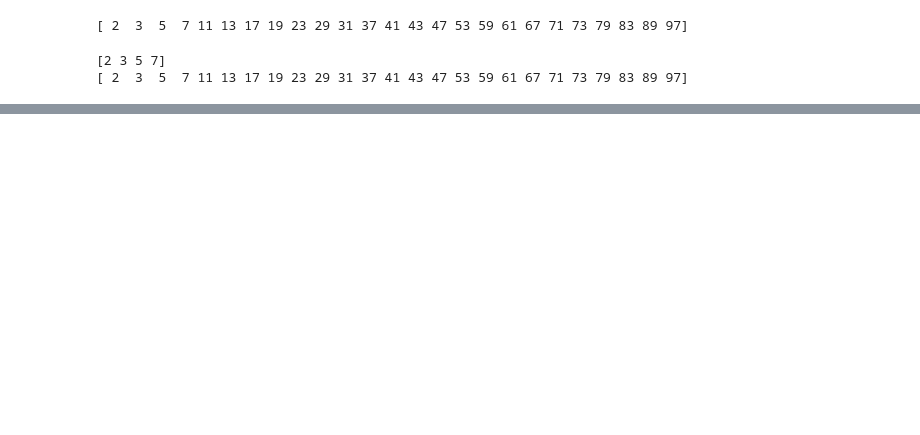
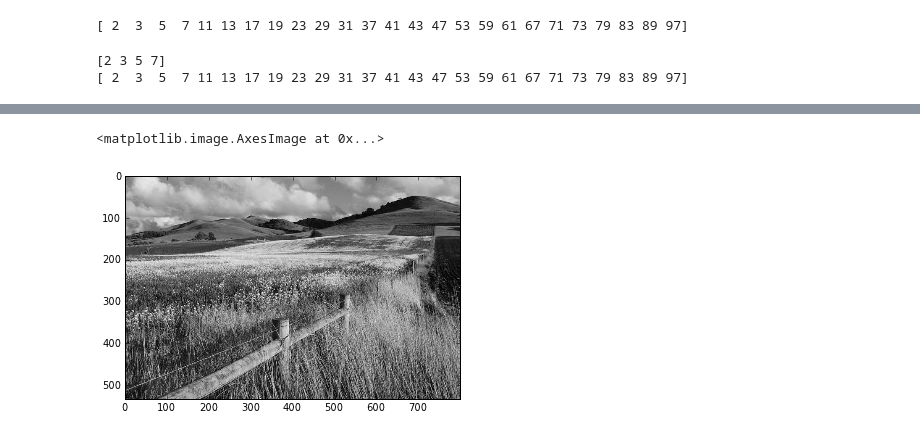
Before and after one commit to jvanatta/particle-tracks, a Jupyter notebook: week2/NumpyEx1.ipynb, the cells around one changed output, grey strips where cells are left out. Cells and saved outputs as stored; diff of their text form; code cells hidden in the pictures; blank space fills up the shorter version.

```diff
--- a/week2/NumpyEx1.ipynb
+++ b/week2/NumpyEx1.ipynb
@@ -97,0 +124,9 @@ imshow(lena)
+# %%
+img = imread('/Network/Servers/cp-file-home.cp-calpoly.edu/studentHome$/user/jvanatta/Desktop/greener.jpg')
+imshow(img)
+
+imsave('greener1color.jpg', img[:,:,0], cmap=plt.cm.gray)
+imshow(imread('greener1color.jpg'))
+# %% [output]
+<matplotlib.image.AxesImage at 0x...>
+[figure, added]
```
Also changed, not shown: parts of 11 cells of this notebook.
